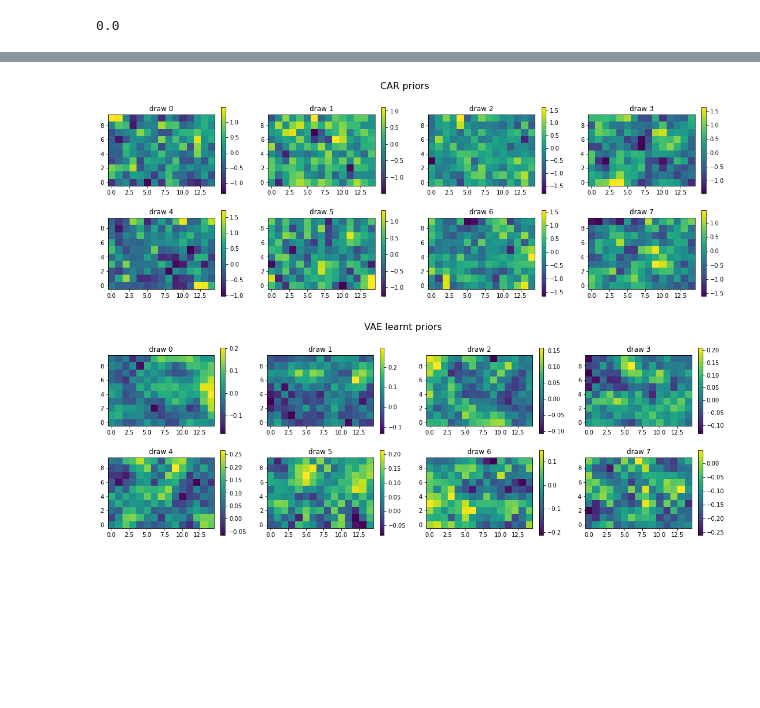
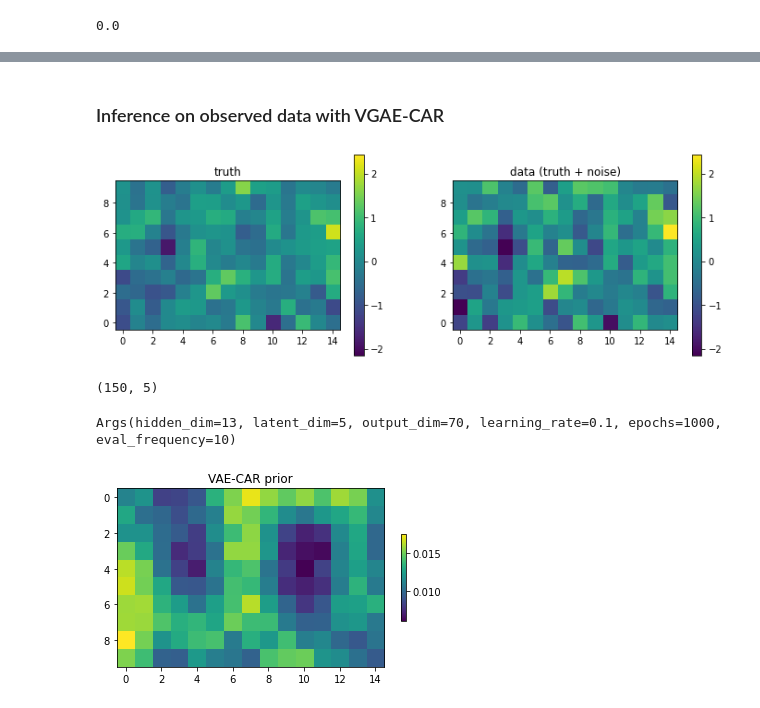
Before and after one commit to salfaris/PriorVGAE, a Jupyter notebook: car_example.ipynb, the cells around one changed output, grey strips where cells are left out. Cells and saved outputs as stored; diff of their text form; code cells hidden in the pictures; blank space fills up the shorter version.

```diff
--- a/car_example.ipynb
+++ b/car_example.ipynb
@@ -311,0 +323,37 @@ decoder_net = hk.transform(decoder_net_fn)
+# %% [markdown]
+### Inference on observed data with VGAE-CAR
+# %%
+args['decoder_params'] = decoder_params
+# %%
+def CAR_model(args, y=None, alpha=None, noise=None):
+
+    A = args["A"]
+    d = args["d"]
+    D = jnp.diag(d)
+
+    if alpha is None:
+        alpha = numpyro.sample('alpha', dist.Uniform(low=0.4, high=0.999))
+
+    if noise is None:
+        noise = numpyro.sample('noise', dist.Uniform(low=0.01, high=1))
+
+    Q = (D - alpha * A)
+
+    car = numpyro.sample('car', dist.MultivariateNormal(loc=jnp.zeros(N), precision_matrix=Q))
+    car_samples = numpyro.deterministic('car_samples', car)
+
+    if y is None: # durinig prediction
+        numpyro.sample("y_pred", dist.Normal(car, noise))
+    else: # during inference
+        numpyro.sample("y", dist.Normal(car, noise), obs=y)
+# %%
+# generate ground truth - fix alpha
+rng_key, rng_key_truth = jax.random.split(rng_key)
+car_predictive = Predictive(CAR_model, num_samples=1)
+car_preds = car_predictive(rng_key_truth, args, alpha=0.7, noise=0.5)
+y_data = car_preds['y_pred'][0,:]
+y_truth = car_preds['car'][0,:]
+# %%
+plot_truth_estimate(y_truth, y_data, ttl1="truth", ttl2="data (truth + noise)")
+# %% [output]
+[figure, added]
@@ -312,3 +366,4 @@ decoder_net = hk.transform(decoder_net_fn)
 # %%
-z = jax.random.normal(rng_key, shape=(train_graph.n_node.item(), wargs.latent_dim))
-z_graph = train_graph._replace(nodes=z)  # assumes no edge_feats
+jax.random.normal(rng_key, shape=(args['train_graph'].n_node.item(), wargs.latent_dim)).shape
+# %% [output]
+(150, 5)
@@ -320,6 +369,0 @@ assert vae_draws.shape == car_draws.shape
-# %%
-plot_samps(car_draws, rows=2, figsize=(19, 6))
-plot_samps(vae_draws, rows=2, figsize=(19, 6), ttl='VAE learnt priors')
-# %% [output]
-[figure, removed]
-[figure, removed]
@@ -325,0 +386,4 @@ plot_samps(vae_draws, rows=2, figsize=(19, 6), ttl='VAE learnt priors')
+# %%
+wargs
+# %% [output]
+Args(hidden_dim=13, latent_dim=5, output_dim=70, learning_rate=0.1, epochs=1000, eval_frequency=10)
@@ -325,0 +402,8 @@ plot_samps(vae_draws, rows=2, figsize=(19, 6), ttl='VAE learnt priors')
+# %%
+plt.figure()
+plt.imshow(mean_prior_pred_vae.reshape(num_y, num_x))
+plt.colorbar(shrink=0.4)
+plt.title("VAE-CAR prior")
+plt.show()
+# %% [output]
+[figure, added]
```
Also changed, not shown: parts of 23 cells of this notebook, 1 other file.
